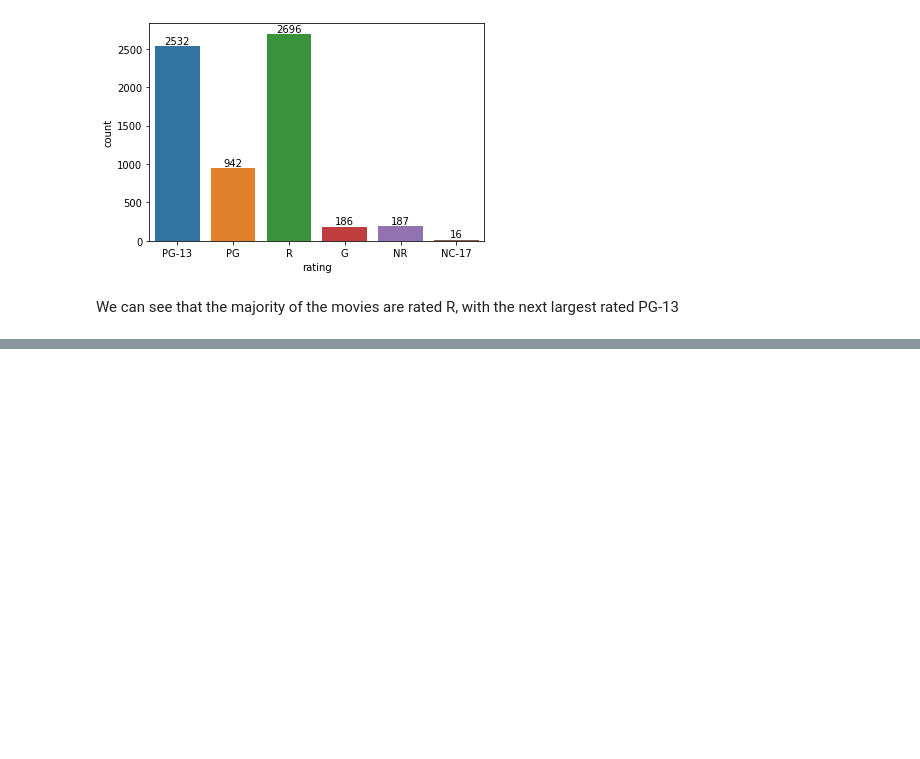
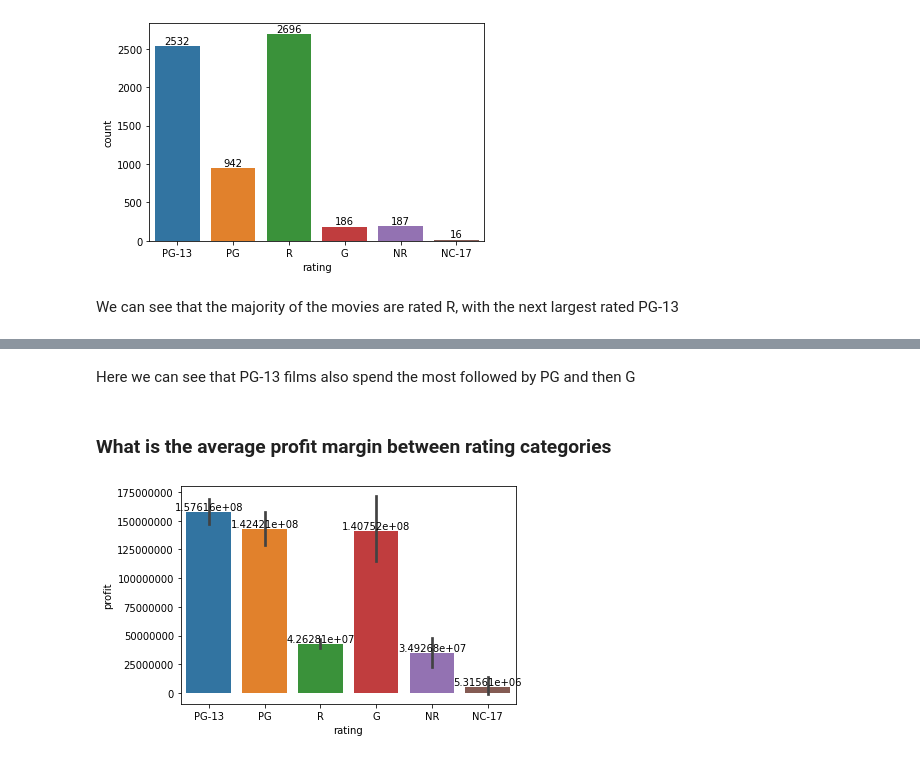
Before and after one commit to SeraphDev6/Movie_Success_Analysis, a Jupyter notebook: 03 Movie_success_EDA.ipynb, the cells around one changed output, grey strips where cells are left out. Saved outputs shown, nothing was run; the diff lists cells and outputs as text; code cells hidden in the pictures; blank space fills up the shorter version.

```diff
--- a/03 Movie_success_EDA.ipynb
+++ b/03 Movie_success_EDA.ipynb
@@ -81,0 +124,13 @@ ax.bar_label(ax.containers[0]);
+# %% [markdown]
+Here we can see that PG-13 films also spend the most followed by PG and then G
+# %% [markdown]
+### What is the average profit margin between rating categories
+# %%
+df2["profit"] = df2["revenue"] - df2["budget"]
+df2["profit_percent"] = df2["revenue"] / df2["budget"] - 1
+# %%
+ax = sns.barplot(data = df2, x="rating", y = "profit")
+plt.ticklabel_format(style='plain', axis='y')
+ax.bar_label(ax.containers[0]);
+# %% [output]
+[figure, added]
```
Also changed, not shown: parts of 11 cells of this notebook.
